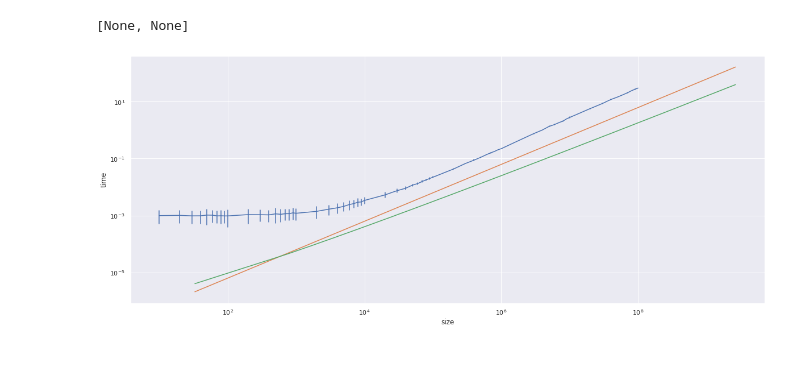
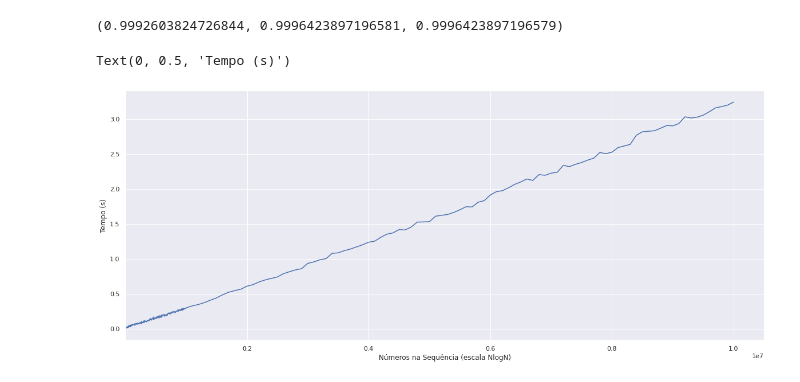
Before and after one commit to ist199211-ist199341/asa-p1, a Jupyter notebook: report/results.ipynb, the cells around one changed output. Cells and saved outputs as stored; diff of their text form; code cells hidden in the pictures.

Commit message:
Finish graph for problem 1

```diff
--- a/report/results.ipynb
+++ b/report/results.ipynb
@@ -52,14 +41,19 @@ df_p1
-# %%
-x = np.linspace(10, 100000000, 1000000)
-y = (x * np.log2(x)) / 16000000
-y2 = x / 2500000
-x = x * np.log2(x)
-
-plt.figure(figsize=(20, 8))
-ax = sns.lineplot(x="size", y="time", data=df_p1, err_style="bars", ci="sd")
-ax.plot(x,y)
-ax.plot(x,y2)
-ax.set(xscale="log", yscale="log")
-# %% [output]
-[None, None]
-[figure, removed]
+# %%
+from scipy import stats
+r_value_n = stats.linregress(df_p1['nums'],df_p1['mean'])[2]
+r_value_nlogn_2 = stats.linregress(df_p1['nums_nlogn_2'],df_p1['mean'])[2]
+r_value_nlogn_10 = stats.linregress(df_p1['nums_nlogn_10'],df_p1['mean'])[2]
+
+r_value**2, r_value_nlogn_2**2, r_value_nlogn_10**2
+# %% [output]
+(0.9992603824726844, 0.9996423897196581, 0.9996423897196579)
+# %%
+plt.figure(figsize=(20, 8))
+ax = sns.lineplot(x="nums", y="mean", data=df_p1, err_style="bars", ci="sd")
+ax.set_xlim(left=10)
+ax.set_xlabel("Números na Sequência (escala NlogN)")
+ax.set_ylabel("Tempo (s)")
+#ax.set_xscale("function", functions=(lambda x: x * np.log10(x), lambda x: x))
+# %% [output]
+Text(0, 0.5, 'Tempo (s)')
+[figure, added]
```
Also changed, not shown: parts of 6 cells of this notebook, 1 other file.
